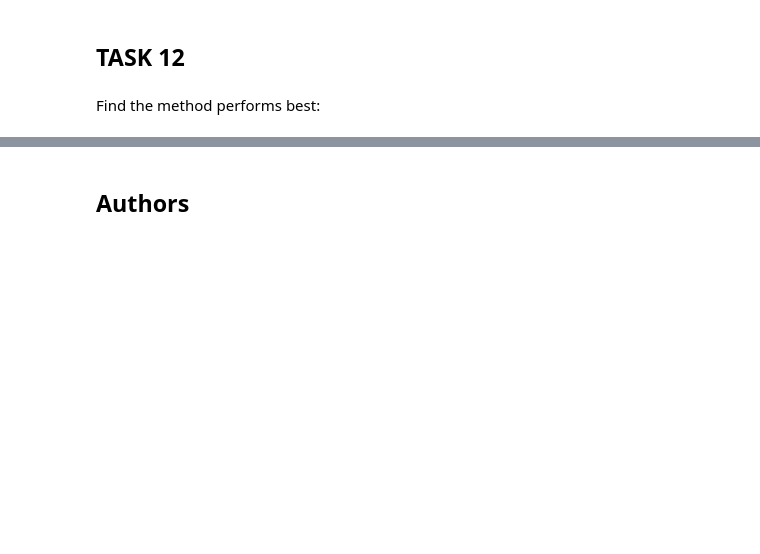
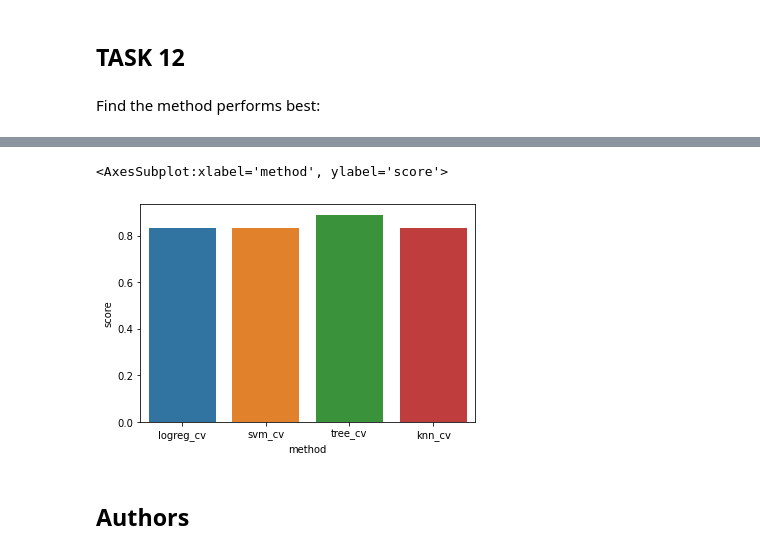
Before and after one commit to laducquan/dscapstone, a Jupyter notebook: Machine Learning Prediction.ipynb, the cells around one changed output, grey strips where cells are left out. Saved outputs shown, nothing was run; the diff lists cells and outputs as text; code cells hidden in the pictures; blank space fills up the shorter version.

```diff
--- a/Machine Learning Prediction.ipynb
+++ b/Machine Learning Prediction.ipynb
@@ -328,3 +322,11 @@ logreg_cv
+# %%
+score_df = {"method" : ["logreg_cv","svm_cv","tree_cv","knn_cv"],
+            "score" : [logreg_cv.score(X_test,Y_test), svm_cv.score(X_test,Y_test), tree_cv.score(X_test,Y_test),knn_cv.score(X_test,Y_test)]}
+score_df = pd.DataFrame(data = score_df)
+sns.barplot(x = "method", y = "score", data = score_df)
+# %% [output]
+<AxesSubplot:xlabel='method', ylabel='score'>
+[figure, added]
 # %% [markdown]
 ## Authors
 # %% [markdown]
```
Also changed, not shown: parts of 5 cells of this notebook.
